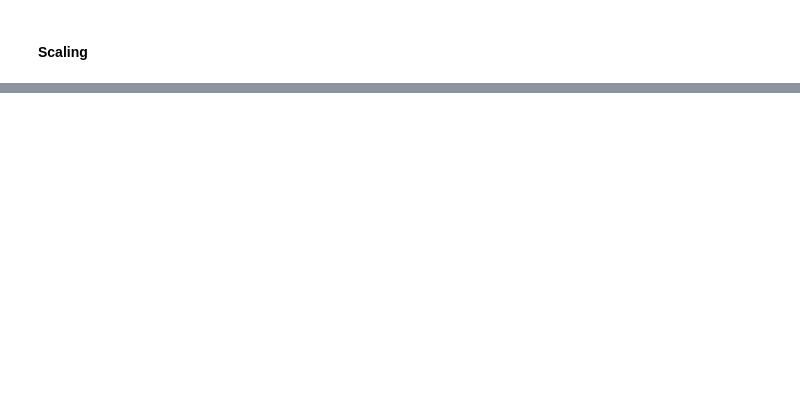
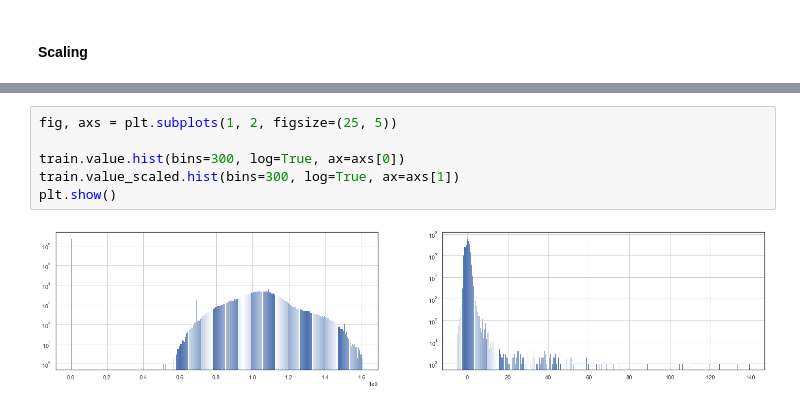
Before and after one commit to Cyprien-Ricque/kpi-anomaly-detection, a Jupyter notebook: preprocessing.ipynb, the cells around one changed output, grey strips where cells are left out. Drawn from its saved outputs; the diff is of its cells as text; blank space fills up the shorter version.

```diff
--- a/preprocessing.ipynb
+++ b/preprocessing.ipynb
@@ -137,2 +215,10 @@ any missing date? False
+# %%
+fig, axs = plt.subplots(1, 2, figsize=(25, 5))
+
+train.value.hist(bins=300, log=True, ax=axs[0])
+train.value_scaled.hist(bins=300, log=True, ax=axs[1])
+plt.show()
+# %% [output]
+[figure, added]
 # %%
 nb_of_kpi = 5
```
Also changed, not shown: parts of 14 cells of this notebook, 3 other files.
